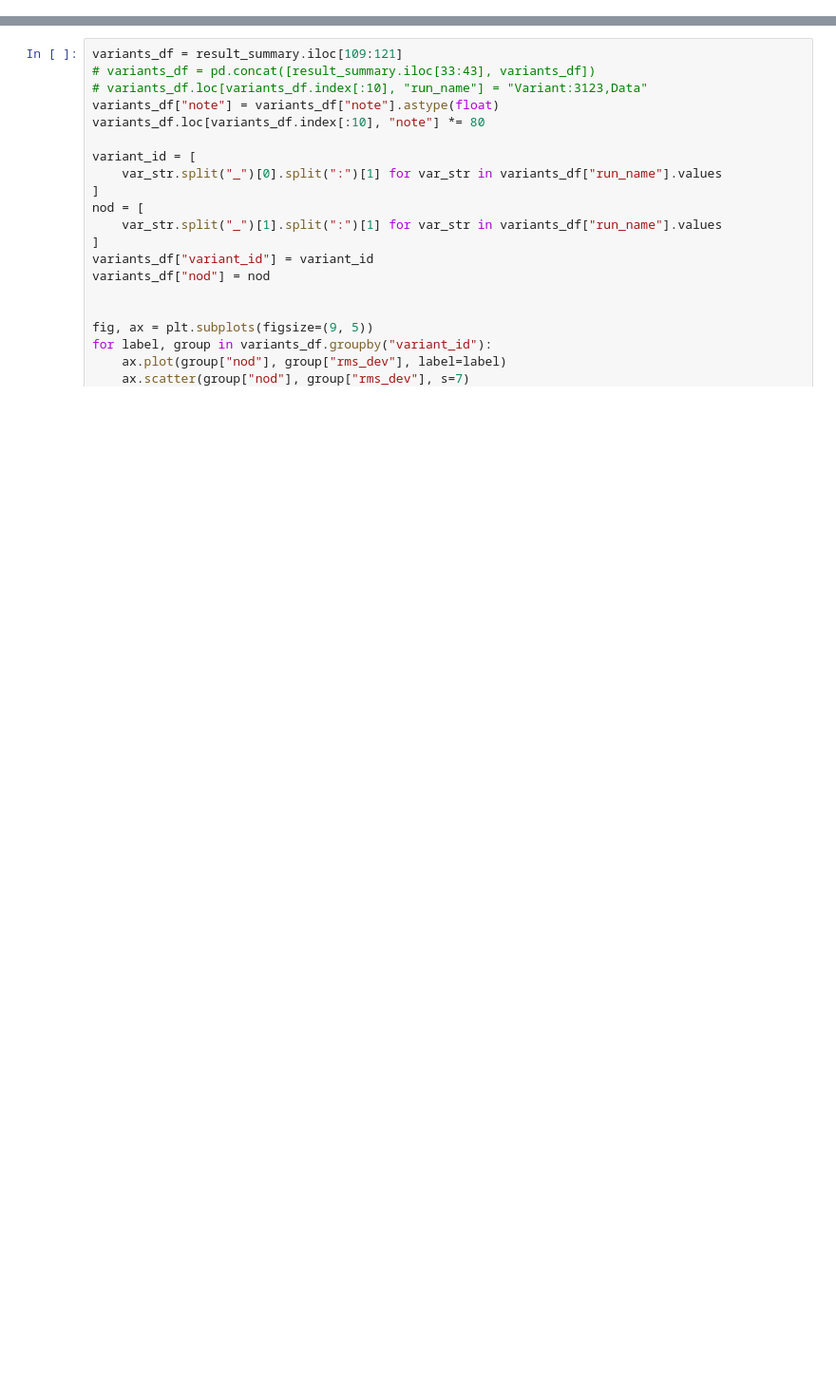
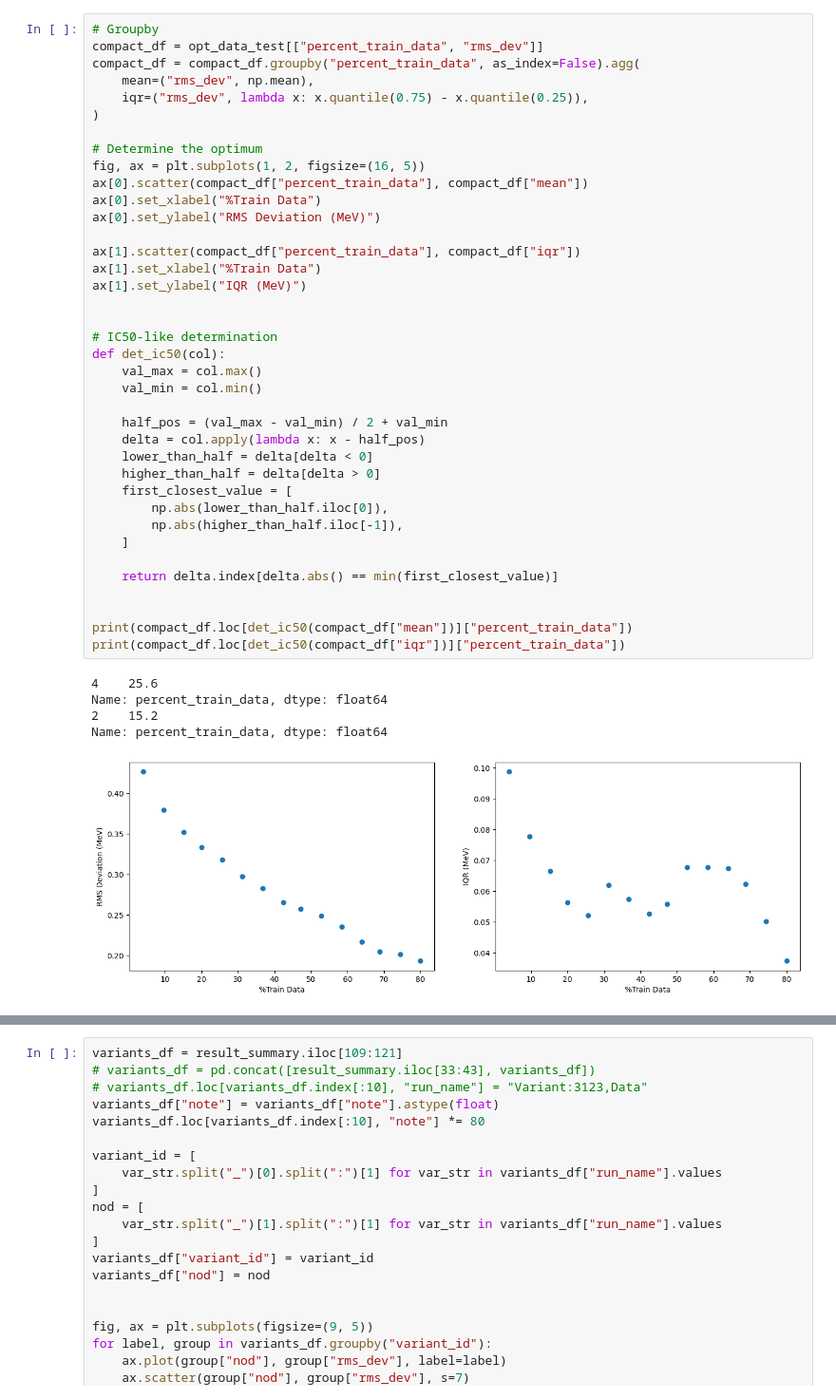
Before and after one commit to mzyudhistira/BSk24-Emu, a Jupyter notebook: analysis.ipynb, the cells around one changed output, grey strips where cells are left out. Shown at 95% size. Saved outputs shown, nothing was run; the diff lists cells and outputs as text; blank space fills up the shorter version.

```diff
--- a/analysis.ipynb
+++ b/analysis.ipynb
@@ -10,2 +73,46 @@ import analysis
+# %%
+# Groupby
+compact_df = opt_data_test[["percent_train_data", "rms_dev"]]
+compact_df = compact_df.groupby("percent_train_data", as_index=False).agg(
+    mean=("rms_dev", np.mean),
+    iqr=("rms_dev", lambda x: x.quantile(0.75) - x.quantile(0.25)),
+)
+
+# Determine the optimum
+fig, ax = plt.subplots(1, 2, figsize=(16, 5))
+ax[0].scatter(compact_df["percent_train_data"], compact_df["mean"])
+ax[0].set_xlabel("%Train Data")
+ax[0].set_ylabel("RMS Deviation (MeV)")
+
+ax[1].scatter(compact_df["percent_train_data"], compact_df["iqr"])
+ax[1].set_xlabel("%Train Data")
+ax[1].set_ylabel("IQR (MeV)")
+
+
+# IC50-like determination
+def det_ic50(col):
+    val_max = col.max()
+    val_min = col.min()
+
+    half_pos = (val_max - val_min) / 2 + val_min
+    delta = col.apply(lambda x: x - half_pos)
+    lower_than_half = delta[delta < 0]
+    higher_than_half = delta[delta > 0]
+    first_closest_value = [
+        np.abs(lower_than_half.iloc[0]),
+        np.abs(higher_than_half.iloc[-1]),
+    ]
+
+    return delta.index[delta.abs() == min(first_closest_value)]
+
+
+print(compact_df.loc[det_ic50(compact_df["mean"])]["percent_train_data"])
+print(compact_df.loc[det_ic50(compact_df["iqr"])]["percent_train_data"])
+# %% [output]
+4    25.6
+Name: percent_train_data, dtype: float64
+2    15.2
+Name: percent_train_data, dtype: float64
+[figure, added]
 # %%
 result_summary = pd.read_csv("summary.csv")
```
Also changed, not shown: parts of 24 cells of this notebook, 4 other files.
